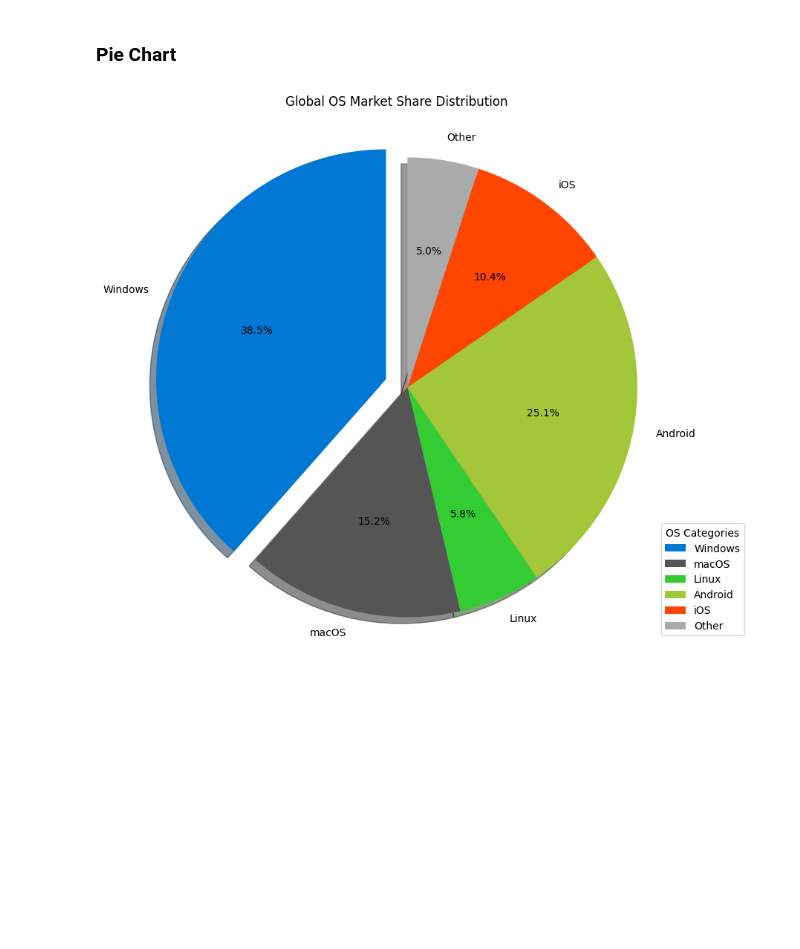
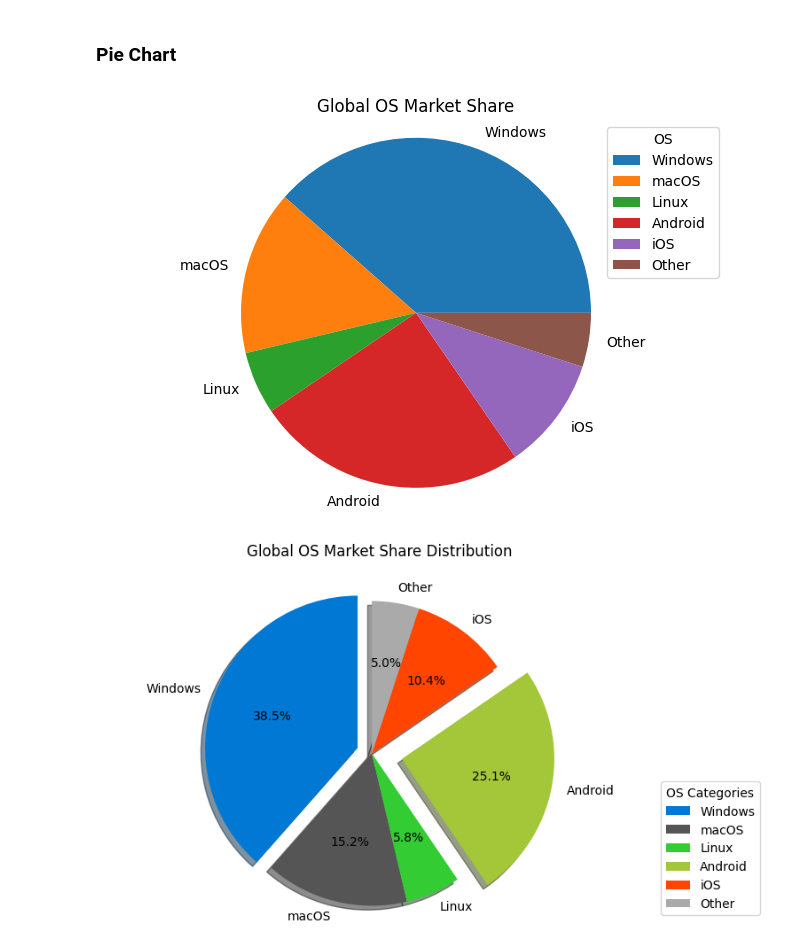
Before and after one commit to sumitnagpure/Python, a Jupyter notebook: Class/07-10/matplotlib.ipynb, the cells around one changed output. Saved outputs shown, nothing was run; the diff lists cells and outputs as text; code cells hidden in the pictures; blank space fills up the shorter version.

```diff
--- a/Class/07-10/matplotlib.ipynb
+++ b/Class/07-10/matplotlib.ipynb
@@ -140,29 +140,38 @@ labels = ['Windows', 'macOS', 'Linux', 'Android', 'iOS', 'Other']
 sizes = [38.5, 15.2, 5.8, 25.1, 10.4, 5.0]
 
 # Colors for better distinction (optional)
-colors = ['#0078D4', '#555555', '#33CC33', '#A4C639', '#FF4500', '#AAAAAA']
-
-# 'Explode' a slice to emphasize it (e.g., emphasize Windows)
-# Value of 0.1 means the slice will be offset by 10% of the radius
-explode = (0.1, 0, 0, 0, 0, 0)
+colors = ['#0078D4', '#555555', '#33CC33',
+          '#A4C639', '#FF4500', '#AAAAAA']
+# %%
+plt.figure(figsize=(8,5))
+plt.pie(sizes, labels=labels)
+plt.title('Global OS Market Share')
+plt.axis('equal')
+plt.legend(labels,title='OS',loc="best")
+plt.show()
+# %% [output]
+[figure, added]
 # %%
 # --- 2. Create the Pie Chart ---
-plt.figure(figsize=(9, 9))
+plt.figure(figsize=(8, 5))
+# 'Explode' a slice to emphasize it (e.g., emphasize Windows)
+# Value of 0.1 means the slice will be offset by 10% of the radius
+explode = (0.1, 0, 0, 0.2, 0, 0)
 plt.pie(sizes,
         explode=explode,           # Apply the explode effect
         labels=labels,             # Labels for each slice
         colors=colors,             # Colors for each slice
         autopct='%1.1f%%',         # Format the percentage display (one decimal place)
         shadow=True,               # Add a subtle shadow
         startangle=90)             # Start the first slice at the top (90 degrees)
 
 # Set the aspect ratio to 'equal' ensures the pie is circular
 plt.axis('equal')
 
 plt.title('Global OS Market Share Distribution', pad=20)
 plt.legend(title="OS Categories", loc="lower left", bbox_to_anchor=(1, 0, 0.5, 1))
 
 # Display the plot
 plt.show()
 # %% [output]
-[figure, old version]
+[figure, new version]
```
Also changed, not shown: parts of 2 cells of this notebook, 31 other files.
